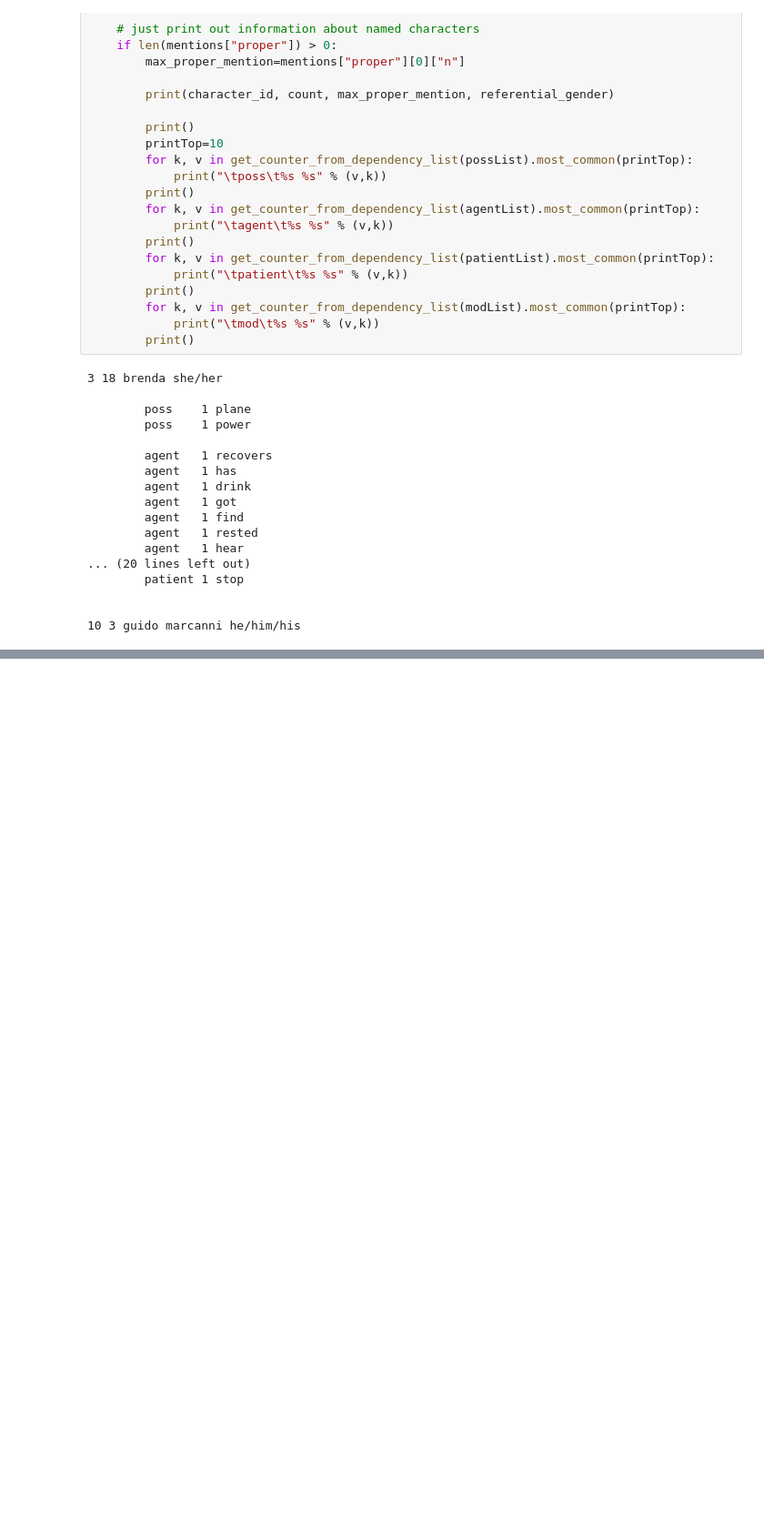
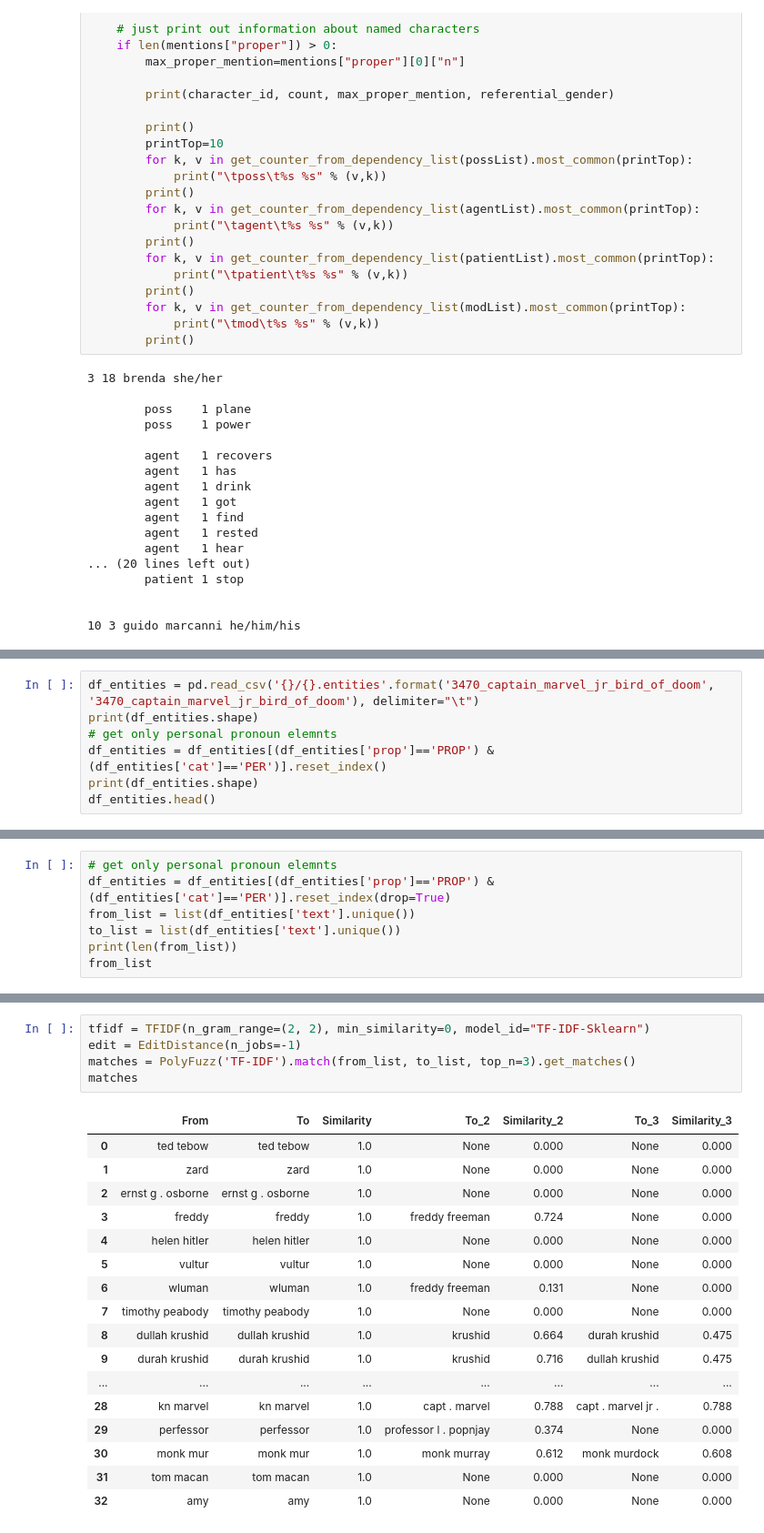
Before and after one commit to surajsrivathsa/thesis_comics_search_xai, a Jupyter notebook: feature_extraction/jupyter_notebooks/BookNLP_Trial.ipynb, the cells around one changed output, grey strips where cells are left out. Shown: that part at 91% size. Cells and saved outputs as stored; diff of their text form; blank space fills up the shorter version.

```diff
--- a/feature_extraction/jupyter_notebooks/BookNLP_Trial.ipynb
+++ b/feature_extraction/jupyter_notebooks/BookNLP_Trial.ipynb
@@ -580,0 +1146,7 @@ for character in data["characters"]:
+# %%
+df_entities = pd.read_csv('{}/{}.entities'.format('3470_captain_marvel_jr_bird_of_doom', '3470_captain_marvel_jr_bird_of_doom'), delimiter="\t")
+print(df_entities.shape)
+# get only personal pronoun elemnts
+df_entities = df_entities[(df_entities['prop']=='PROP') & (df_entities['cat']=='PER')].reset_index()
+print(df_entities.shape)
+df_entities.head()
@@ -580,0 +1162,7 @@ for character in data["characters"]:
+# %%
+# get only personal pronoun elemnts
+df_entities = df_entities[(df_entities['prop']=='PROP') & (df_entities['cat']=='PER')].reset_index(drop=True)
+from_list = list(df_entities['text'].unique())
+to_list = list(df_entities['text'].unique())
+print(len(from_list))
+from_list
@@ -580,0 +1199,23 @@ for character in data["characters"]:
+# %%
+tfidf = TFIDF(n_gram_range=(2, 2), min_similarity=0, model_id="TF-IDF-Sklearn")
+edit = EditDistance(n_jobs=-1)
+matches = PolyFuzz('TF-IDF').match(from_list, to_list, top_n=3).get_matches()
+matches
+# %% [output]
+|  | From | To | Similarity | To_2 | Similarity_2 | To_3 | Similarity_3 |
+| 0 | ted tebow | ted tebow | 1.0 | None | 0.000 | None | 0.000 |
+| 1 | zard | zard | 1.0 | None | 0.000 | None | 0.000 |
+| 2 | ernst g . osborne | ernst g . osborne | 1.0 | None | 0.000 | None | 0.000 |
+| 3 | freddy | freddy | 1.0 | freddy freeman | 0.724 | None | 0.000 |
+| 4 | helen hitler | helen hitler | 1.0 | None | 0.000 | None | 0.000 |
+| 5 | vultur | vultur | 1.0 | None | 0.000 | None | 0.000 |
+| 6 | wluman | wluman | 1.0 | freddy freeman | 0.131 | None | 0.000 |
+| 7 | timothy peabody | timothy peabody | 1.0 | None | 0.000 | None | 0.000 |
+| 8 | dullah krushid | dullah krushid | 1.0 | krushid | 0.664 | durah krushid | 0.475 |
+| 9 | durah krushid | durah krushid | 1.0 | krushid | 0.716 | dullah krushid | 0.475 |
+| ... | ... | ... | ... | ... | ... | ... | ... |
+| 28 | kn marvel | kn marvel | 1.0 | capt . marvel | 0.788 | capt . marvel jr . | 0.788 |
+| 29 | perfessor | perfessor | 1.0 | professor l . popnjay | 0.374 | None | 0.000 |
+| 30 | monk mur | monk mur | 1.0 | monk murray | 0.612 | monk murdock | 0.608 |
+| 31 | tom macan | tom macan | 1.0 | None | 0.000 | None | 0.000 |
+| 32 | amy | amy | 1.0 | None | 0.000 | None | 0.000 |
```
Also changed, not shown: parts of 53 cells of this notebook.
